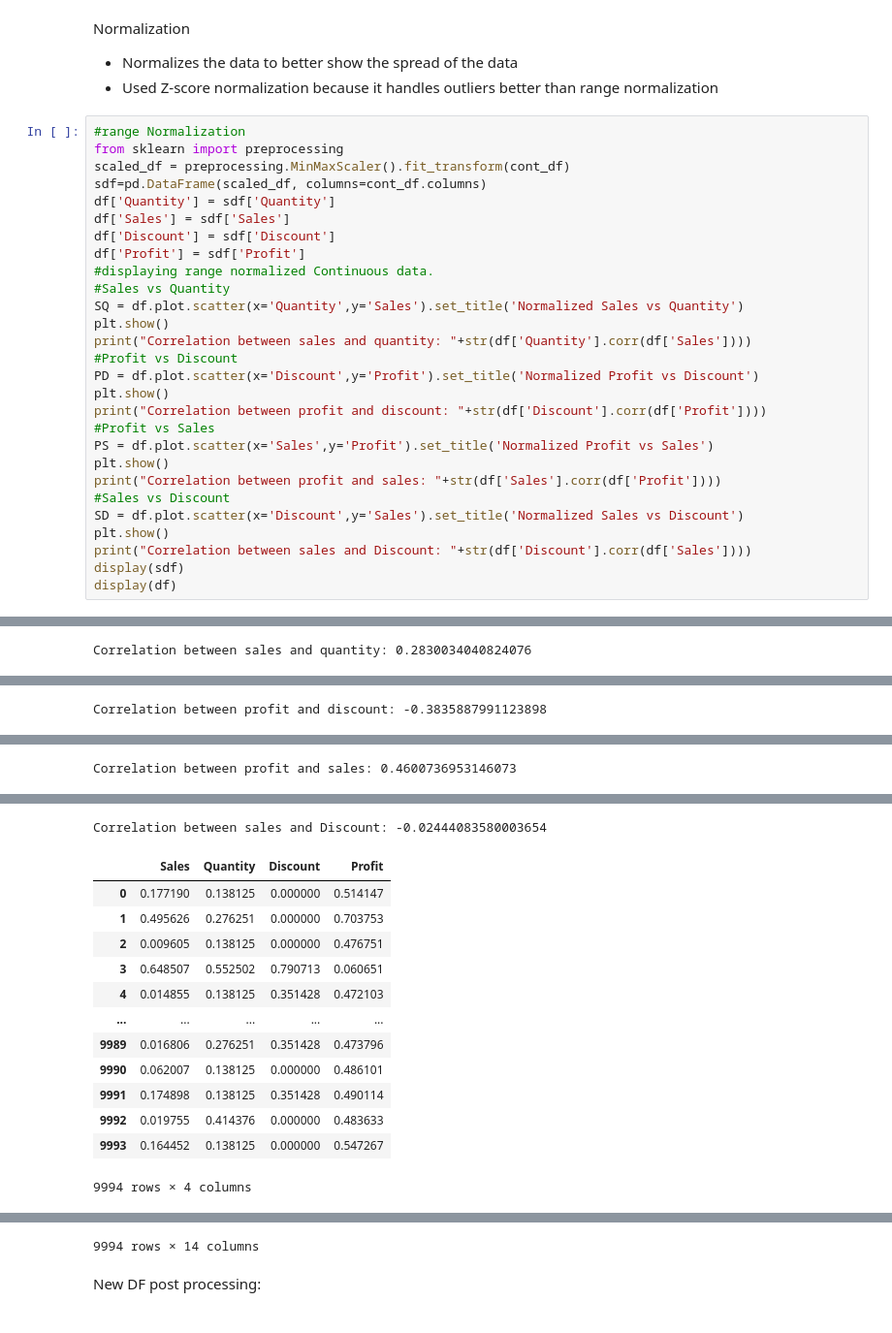
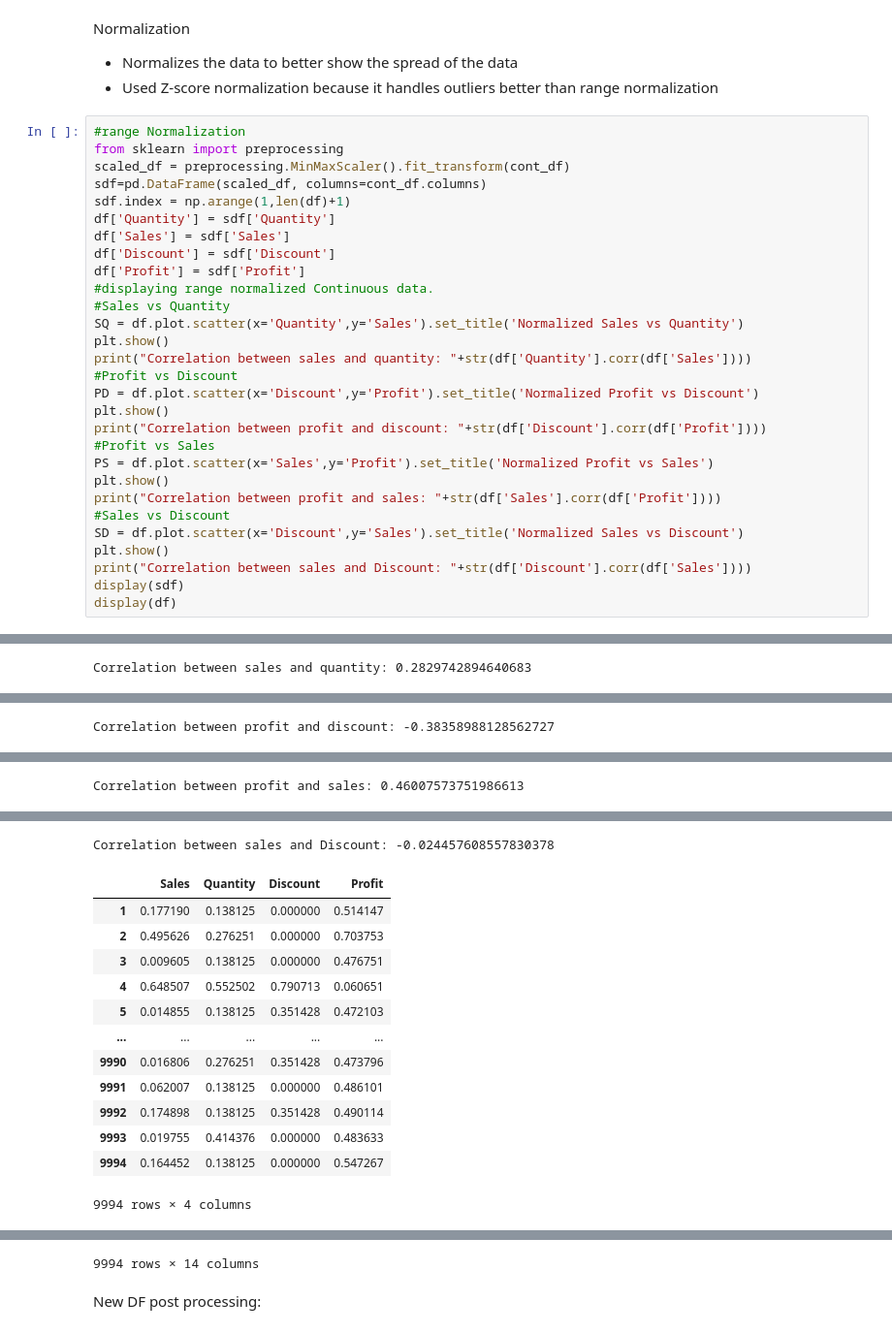
Before and after one commit to AmandeepSBassi/DataScienceProject, a Jupyter notebook: Project.Preprocessing.ipynb, the cells around one changed output, grey strips where cells are left out. Shown at 97% size. Drawn from its saved outputs; the diff is of its cells as text.

```diff
--- a/Project.Preprocessing.ipynb
+++ b/Project.Preprocessing.ipynb
@@ -390,50 +390,51 @@ Normalization
 from sklearn import preprocessing
 scaled_df = preprocessing.MinMaxScaler().fit_transform(cont_df)
 sdf=pd.DataFrame(scaled_df, columns=cont_df.columns)
+sdf.index = np.arange(1,len(df)+1)
 df['Quantity'] = sdf['Quantity']
 df['Sales'] = sdf['Sales']
 df['Discount'] = sdf['Discount']
 df['Profit'] = sdf['Profit']
 #displaying range normalized Continuous data.
 #Sales vs Quantity
 SQ = df.plot.scatter(x='Quantity',y='Sales').set_title('Normalized Sales vs Quantity')
 plt.show()
 print("Correlation between sales and quantity: "+str(df['Quantity'].corr(df['Sales'])))
 #Profit vs Discount
 PD = df.plot.scatter(x='Discount',y='Profit').set_title('Normalized Profit vs Discount')
 plt.show()
 print("Correlation between profit and discount: "+str(df['Discount'].corr(df['Profit'])))
 #Profit vs Sales
 PS = df.plot.scatter(x='Sales',y='Profit').set_title('Normalized Profit vs Sales')
 plt.show()
 print("Correlation between profit and sales: "+str(df['Sales'].corr(df['Profit'])))
 #Sales vs Discount
 SD = df.plot.scatter(x='Discount',y='Sales').set_title('Normalized Sales vs Discount')
 plt.show()
 print("Correlation between sales and Discount: "+str(df['Discount'].corr(df['Sales'])))
 display(sdf)
 display(df)
 # %% [output]
 [figure]
-Correlation between sales and quantity: 0.2830034040824076
+Correlation between sales and quantity: 0.2829742894640683
 [figure]
-Correlation between profit and discount: -0.3835887991123898
+Correlation between profit and discount: -0.38358988128562727
 [figure]
-Correlation between profit and sales: 0.4600736953146073
+Correlation between profit and sales: 0.46007573751986613
 [figure]
-Correlation between sales and Discount: -0.02444083580003654
+Correlation between sales and Discount: -0.024457608557830378
 |  | Sales | Quantity | Discount | Profit |
-| 0 | 0.177190 | 0.138125 | 0.000000 | 0.514147 |
-| 1 | 0.495626 | 0.276251 | 0.000000 | 0.703753 |
-| 2 | 0.009605 | 0.138125 | 0.000000 | 0.476751 |
-| 3 | 0.648507 | 0.552502 | 0.790713 | 0.060651 |
-| 4 | 0.014855 | 0.138125 | 0.351428 | 0.472103 |
+| 1 | 0.177190 | 0.138125 | 0.000000 | 0.514147 |
+| 2 | 0.495626 | 0.276251 | 0.000000 | 0.703753 |
+| 3 | 0.009605 | 0.138125 | 0.000000 | 0.476751 |
+| 4 | 0.648507 | 0.552502 | 0.790713 | 0.060651 |
+| 5 | 0.014855 | 0.138125 | 0.351428 | 0.472103 |
 | ... | ... | ... | ... | ... |
-| 9989 | 0.016806 | 0.276251 | 0.351428 | 0.473796 |
-| 9990 | 0.062007 | 0.138125 | 0.000000 | 0.486101 |
-| 9991 | 0.174898 | 0.138125 | 0.351428 | 0.490114 |
-| 9992 | 0.019755 | 0.414376 | 0.000000 | 0.483633 |
-| 9993 | 0.164452 | 0.138125 | 0.000000 | 0.547267 |
+| 9990 | 0.016806 | 0.276251 | 0.351428 | 0.473796 |
+| 9991 | 0.062007 | 0.138125 | 0.000000 | 0.486101 |
+| 9992 | 0.174898 | 0.138125 | 0.351428 | 0.490114 |
+| 9993 | 0.019755 | 0.414376 | 0.000000 | 0.483633 |
+| 9994 | 0.164452 | 0.138125 | 0.000000 | 0.547267 |
 9994 rows × 4 columns
 |  | Order ID | Customer ID | Segment | City | State | Postal Code | Product ID | Category | Sub-Category | ... |
 | Row ID |  |  |  |  |  |  |  |  |  | ... |
```
Also changed, not shown: parts of 1 cell of this notebook.
